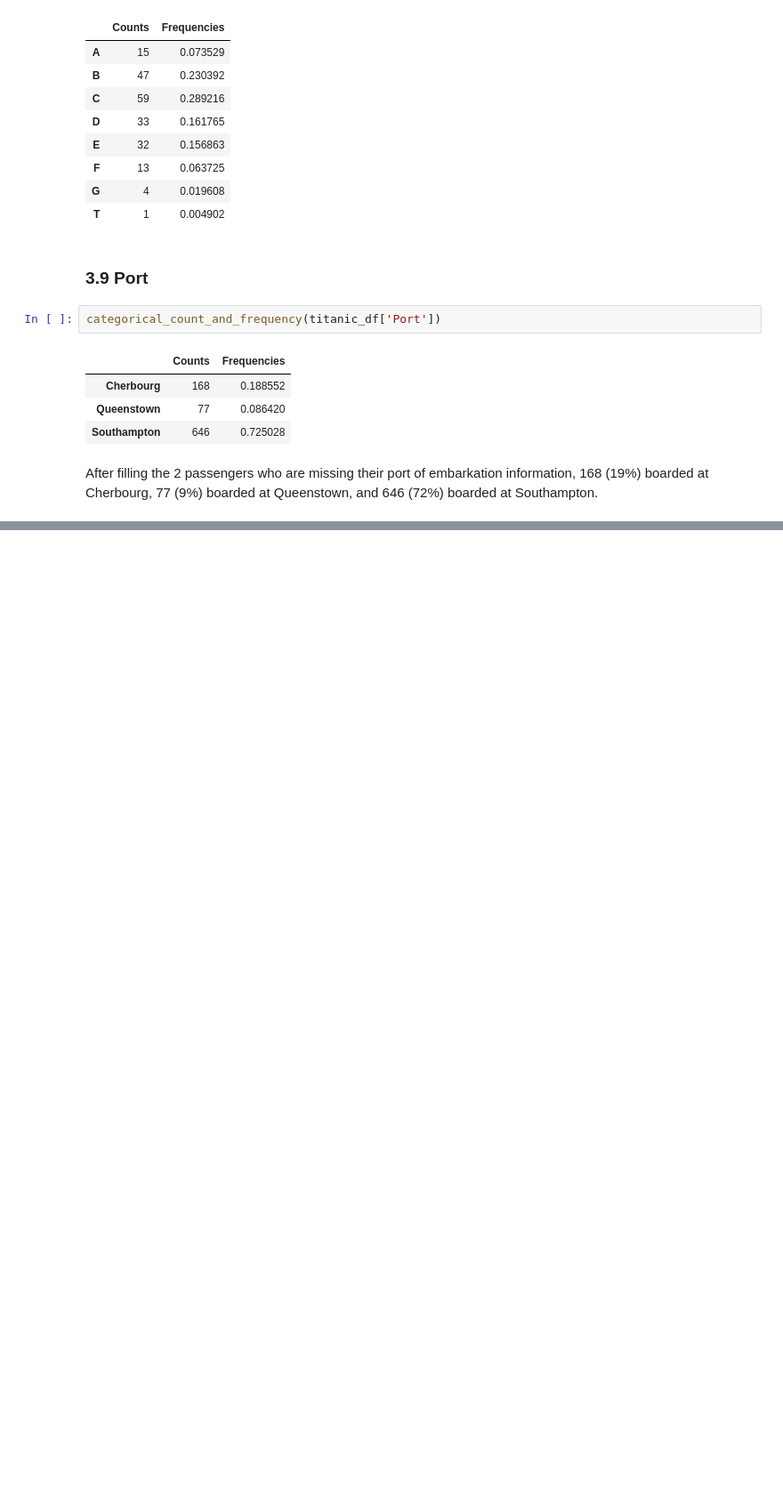
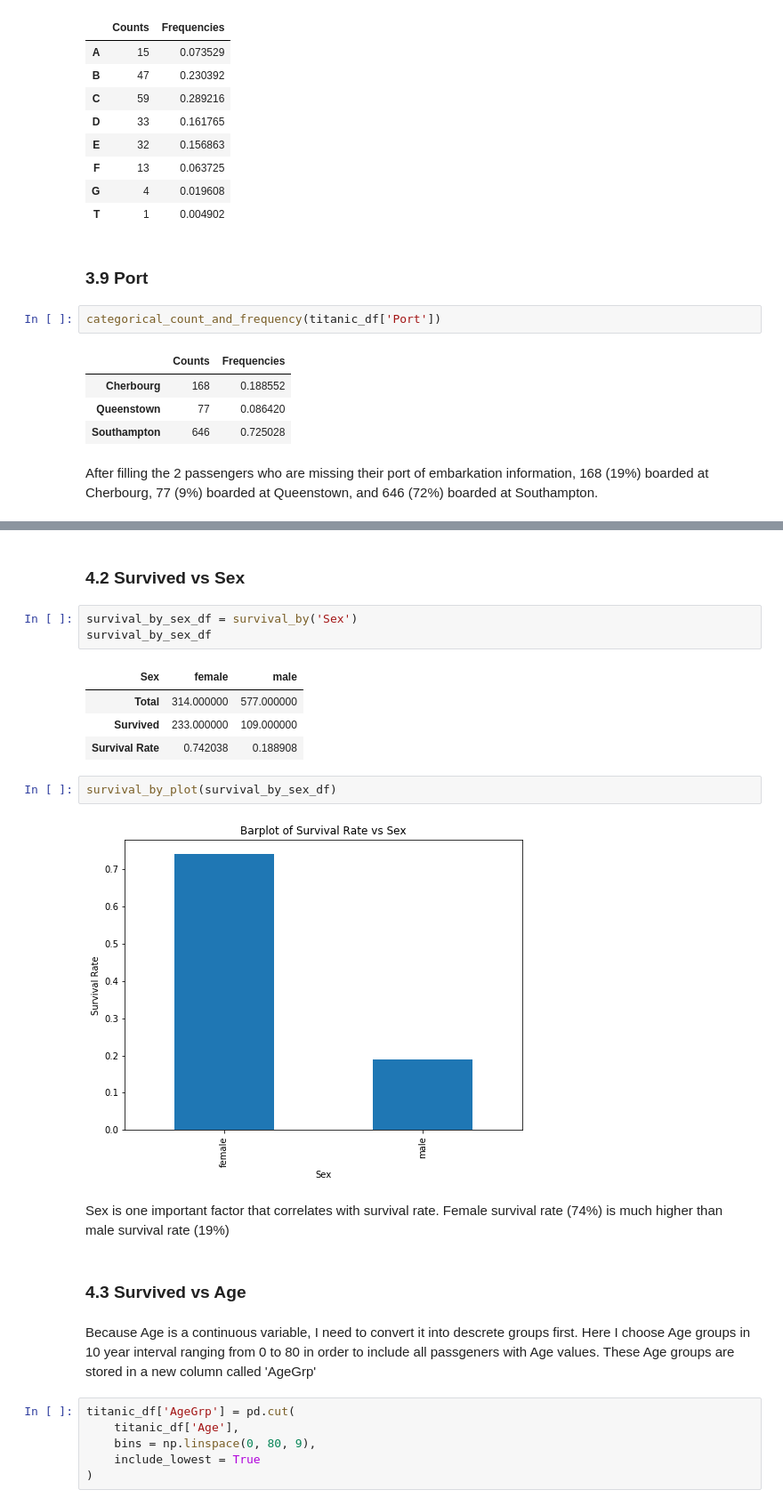
Before and after one commit to Zhenmao/udacity-dand-p2-investigate-a-dataset, a Jupyter notebook: udacity-dand-p2-investigate-a-dataset.ipynb, the cells around one changed output, grey strips where cells are left out. Shown at 89% size. Cells and saved outputs as stored; diff of their text form; blank space fills up the shorter version.

```diff
--- a/udacity-dand-p2-investigate-a-dataset.ipynb
+++ b/udacity-dand-p2-investigate-a-dataset.ipynb
@@ -392,0 +455,26 @@ After filling the 2 passengers who are missing their port of embarkation informa
+# %% [markdown]
+### 4.2 Survived vs Sex
+# %%
+survival_by_sex_df = survival_by('Sex')
+survival_by_sex_df
+# %% [output]
+| Sex | female | male |
+| Total | 314.000000 | 577.000000 |
+| Survived | 233.000000 | 109.000000 |
+| Survival Rate | 0.742038 | 0.188908 |
+# %%
+survival_by_plot(survival_by_sex_df)
+# %% [output]
+[figure, added]
+# %% [markdown]
+Sex is one important factor that correlates with survival rate. Female survival rate (74%) is much higher than male survival rate (19%)
+# %% [markdown]
+### 4.3 Survived vs Age
+# %% [markdown]
+Because Age is a continuous variable, I need to convert it into descrete groups first. Here I choose Age groups in 10 year interval ranging from 0 to 80 in order to include all passgeners with Age values. These Age groups are stored in a new column called 'AgeGrp'
+# %%
+titanic_df['AgeGrp'] = pd.cut(
+    titanic_df['Age'],
+    bins = np.linspace(0, 80, 9),
+    include_lowest = True
+)
```
Also changed, not shown: parts of 24 cells of this notebook.
